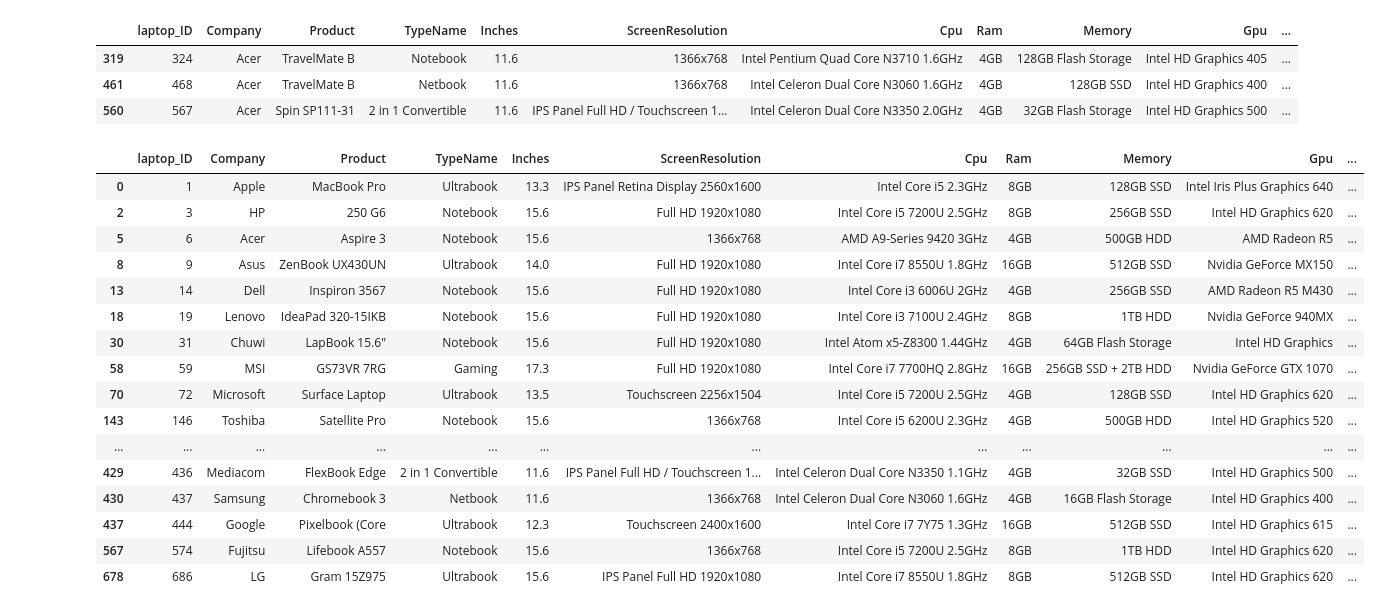
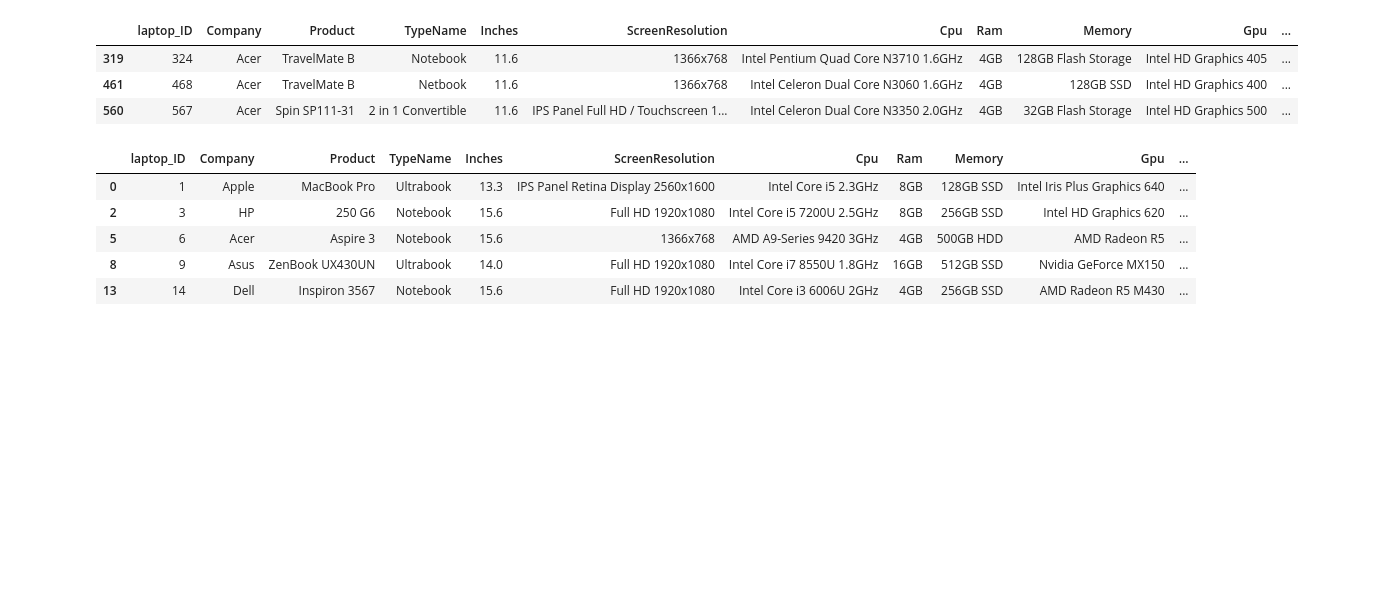
Before and after one commit to Dbarbanakov/Data-Science-with-Python, a Jupyter notebook: 02_pandas_filtering_data/exercises.ipynb, the cells around one changed output. Drawn from its saved outputs; the diff is of its cells as text; code cells hidden in the pictures; blank space fills up the shorter version.

```diff
--- a/02_pandas_filtering_data/exercises.ipynb
+++ b/02_pandas_filtering_data/exercises.ipynb
@@ -129,24 +117,13 @@ df.sort_values(['Company', 'Inches']).head(3)
 | 560 | 567 | Acer | Spin SP111-31 | 2 in 1 Convertible | 11.6 | IPS Panel Full HD / Touchscreen 1... | Intel Celeron Dual Core N3350 2.0GHz | 4GB | 32GB Flash Storage | Intel HD Graphics 500 | ... |
 # %%
 # smallest: keep='first'
-df.drop_duplicates(['Company'], keep='first')
+df.drop_duplicates(['Company'], keep='first').head()
 # %% [output]
 |  | laptop_ID | Company | Product | TypeName | Inches | ScreenResolution | Cpu | Ram | Memory | Gpu | ... |
 | 0 | 1 | Apple | MacBook Pro | Ultrabook | 13.3 | IPS Panel Retina Display 2560x1600 | Intel Core i5 2.3GHz | 8GB | 128GB SSD | Intel Iris Plus Graphics 640 | ... |
 | 2 | 3 | HP | 250 G6 | Notebook | 15.6 | Full HD 1920x1080 | Intel Core i5 7200U 2.5GHz | 8GB | 256GB SSD | Intel HD Graphics 620 | ... |
 | 5 | 6 | Acer | Aspire 3 | Notebook | 15.6 | 1366x768 | AMD A9-Series 9420 3GHz | 4GB | 500GB HDD | AMD Radeon R5 | ... |
 | 8 | 9 | Asus | ZenBook UX430UN | Ultrabook | 14.0 | Full HD 1920x1080 | Intel Core i7 8550U 1.8GHz | 16GB | 512GB SSD | Nvidia GeForce MX150 | ... |
 | 13 | 14 | Dell | Inspiron 3567 | Notebook | 15.6 | Full HD 1920x1080 | Intel Core i3 6006U 2GHz | 4GB | 256GB SSD | AMD Radeon R5 M430 | ... |
-| 18 | 19 | Lenovo | IdeaPad 320-15IKB | Notebook | 15.6 | Full HD 1920x1080 | Intel Core i3 7100U 2.4GHz | 8GB | 1TB HDD | Nvidia GeForce 940MX | ... |
-| 30 | 31 | Chuwi | LapBook 15.6" | Notebook | 15.6 | Full HD 1920x1080 | Intel Atom x5-Z8300 1.44GHz | 4GB | 64GB Flash Storage | Intel HD Graphics | ... |
-| 58 | 59 | MSI | GS73VR 7RG | Gaming | 17.3 | Full HD 1920x1080 | Intel Core i7 7700HQ 2.8GHz | 16GB | 256GB SSD + 2TB HDD | Nvidia GeForce GTX 1070 | ... |
-| 70 | 72 | Microsoft | Surface Laptop | Ultrabook | 13.5 | Touchscreen 2256x1504 | Intel Core i5 7200U 2.5GHz | 4GB | 128GB SSD | Intel HD Graphics 620 | ... |
-| 143 | 146 | Toshiba | Satellite Pro | Notebook | 15.6 | 1366x768 | Intel Core i5 6200U 2.3GHz | 4GB | 500GB HDD | Intel HD Graphics 520 | ... |
-| ... | ... | ... | ... | ... | ... | ... | ... | ... | ... | ... | ... |
-| 429 | 436 | Mediacom | FlexBook Edge | 2 in 1 Convertible | 11.6 | IPS Panel Full HD / Touchscreen 1... | Intel Celeron Dual Core N3350 1.1GHz | 4GB | 32GB SSD | Intel HD Graphics 500 | ... |
-| 430 | 437 | Samsung | Chromebook 3 | Netbook | 11.6 | 1366x768 | Intel Celeron Dual Core N3060 1.6GHz | 4GB | 16GB Flash Storage | Intel HD Graphics 400 | ... |
-| 437 | 444 | Google | Pixelbook (Core | Ultrabook | 12.3 | Touchscreen 2400x1600 | Intel Core i7 7Y75 1.3GHz | 16GB | 512GB SSD | Intel HD Graphics 615 | ... |
-| 567 | 574 | Fujitsu | Lifebook A557 | Notebook | 15.6 | 1366x768 | Intel Core i5 7200U 2.5GHz | 8GB | 1TB HDD | Intel HD Graphics 620 | ... |
-| 678 | 686 | LG | Gram 15Z975 | Ultrabook | 15.6 | IPS Panel Full HD 1920x1080 | Intel Core i7 8550U 1.8GHz | 8GB | 512GB SSD | Intel HD Graphics 620 | ... |
 # %%
 # biggest: keep='last'
```
Also changed, not shown: parts of 4 cells of this notebook, 5 other files.
